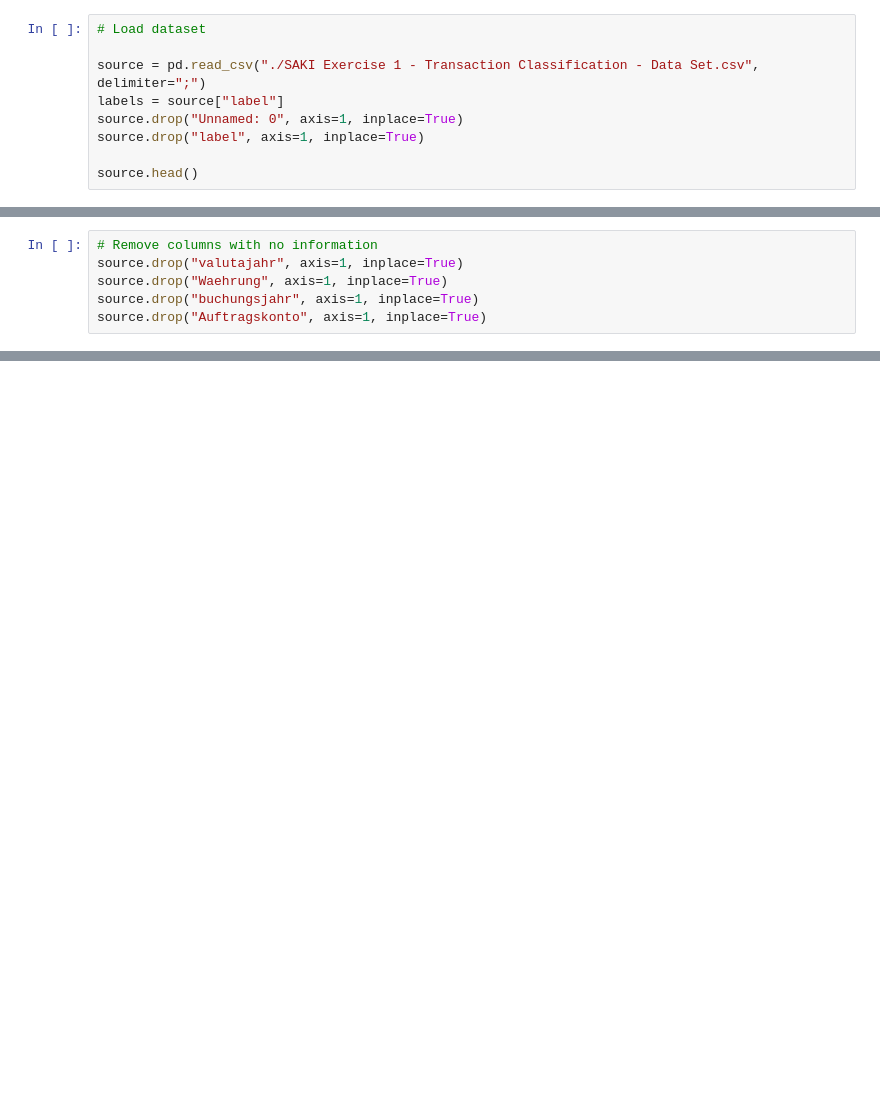
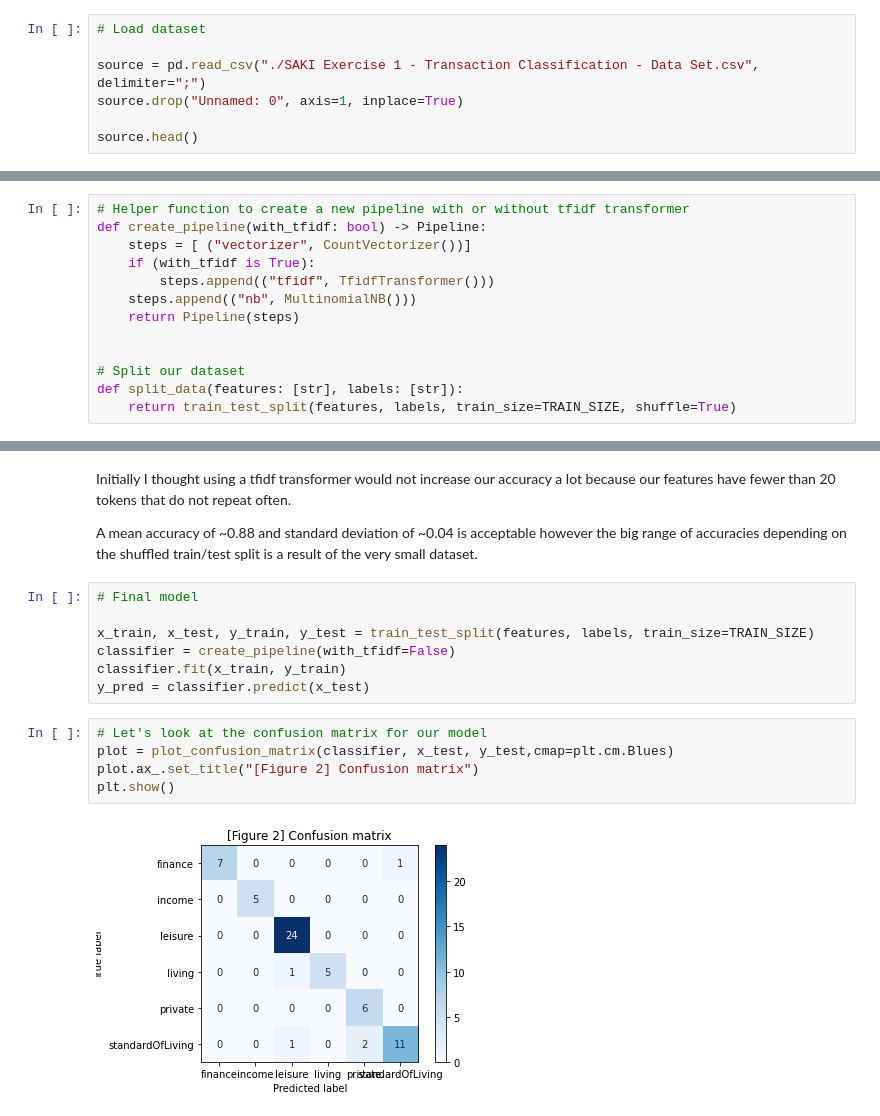
Before and after one commit to chronark/saki, a Jupyter notebook: saki_1.ipynb, the cells around one changed output, grey strips where cells are left out. Drawn from its saved outputs; the diff is of its cells as text; blank space fills up the shorter version.

Commit message:
initial commit

```diff
--- a/saki_1.ipynb
+++ b/saki_1.ipynb
@@ -24,9 +17,7 @@ TRAINING_RUNS = 1000
 # Load dataset
 
 source = pd.read_csv("./SAKI Exercise 1 - Transaction Classification - Data Set.csv", delimiter=";")
-labels = source["label"]
 source.drop("Unnamed: 0", axis=1, inplace=True)
-source.drop("label", axis=1, inplace=True)
 
 source.head()
 # %% [output]
@@ -116,6 +29,0 @@ It is expected to be equal across all datapoints because we are looking at a sin
-# %%
-# Remove columns with no information
-source.drop("valutajahr", axis=1, inplace=True)
-source.drop("Waehrung", axis=1, inplace=True)
-source.drop("buchungsjahr", axis=1, inplace=True)
-source.drop("Auftragskonto", axis=1, inplace=True)
@@ -255,0 +89,13 @@ run(source.keys())
+# %%
+# Helper function to create a new pipeline with or without tfidf transformer
+def create_pipeline(with_tfidf: bool) -> Pipeline:
+    steps = [ ("vectorizer", CountVectorizer())]
+    if (with_tfidf is True):
+        steps.append(("tfidf", TfidfTransformer()))
+    steps.append(("nb", MultinomialNB()))
+    return Pipeline(steps)
+
+
+# Split our dataset
+def split_data(features: [str], labels: [str]):
+    return train_test_split(features, labels, train_size=TRAIN_SIZE, shuffle=True)
@@ -255,0 +154,18 @@ run(source.keys())
+# %% [markdown]
+Initially I thought using a tfidf transformer would not increase our accuracy a lot because our features have fewer than 20 tokens that do not repeat often.
+
+A mean accuracy of ~0.88 and standard deviation of ~0.04 is acceptable however the big range of accuracies depending on the shuffled train/test split is a result of the very small dataset.
+# %%
+# Final model
+
+x_train, x_test, y_train, y_test = train_test_split(features, labels, train_size=TRAIN_SIZE)
+classifier = create_pipeline(with_tfidf=False)
+classifier.fit(x_train, y_train)
+y_pred = classifier.predict(x_test)
+# %%
+# Let's look at the confusion matrix for our model
+plot = plot_confusion_matrix(classifier, x_test, y_test,cmap=plt.cm.Blues)
+plot.ax_.set_title("[Figure 2] Confusion matrix")
+plt.show()
+# %% [output]
+[figure, added]
```
Also changed, not shown: parts of 17 cells of this notebook, 1 other file.
